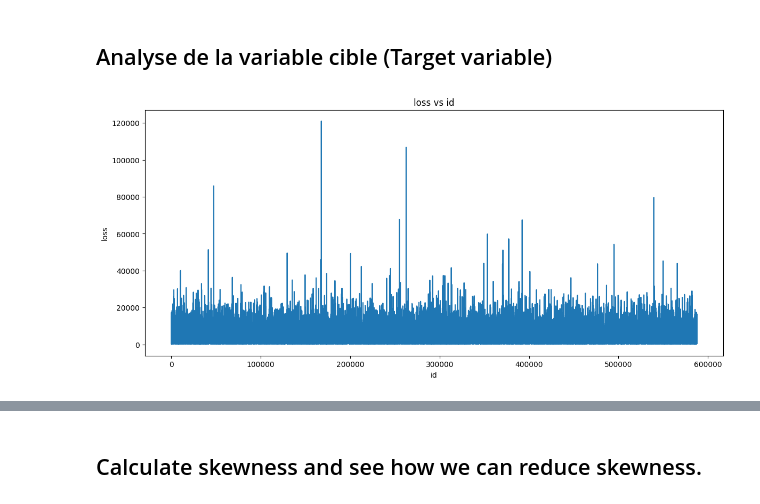
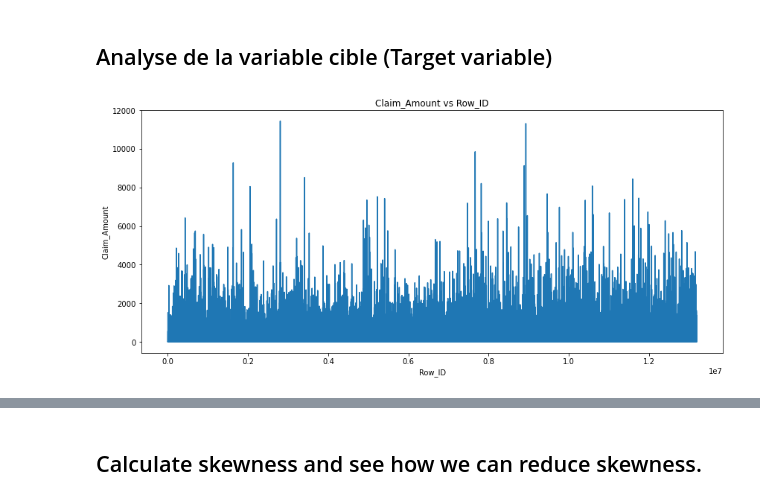
Before and after one commit to aderdouri/ActuarialThesis, a Jupyter notebook: AllstateClaimPredictionChallenge/myAllstateDataAnalysis2012.ipynb, the cells around one changed output, grey strips where cells are left out. Saved outputs shown, nothing was run; the diff lists cells and outputs as text; code cells hidden in the pictures.

```diff
--- a/AllstateClaimPredictionChallenge/myAllstateDataAnalysis2012.ipynb
+++ b/AllstateClaimPredictionChallenge/myAllstateDataAnalysis2012.ipynb
@@ -189,6 +133,3 @@ plt.show()
 ## Chargement des données
 * Charger le train dataset dans le dataframe df_train
 * Charger le test dataset dans le dataframe df_test
-# %%
-train_data = pd.read_csv('ActuarialThesis/AllstateClaimsSeverityData/train.csv.zip')
-train_data.head()
@@ -412,13 +137,13 @@ sns.heatmap(correlation_matrix, annot=True,vmin=0, vmax=1,linewidths=.5);
 ## Analyse de la variable cible (Target variable)
 # %%
 plt.figure(figsize=(14,6))
-plt.plot(train_data['id'],train_data['loss'])
-plt.xlabel('id')
-plt.ylabel('loss')
-plt.title('loss vs id')
+plt.plot(train_data['Row_ID'],train_data['Claim_Amount'])
+plt.xlabel('Row_ID')
+plt.ylabel('Claim_Amount')
+plt.title('Claim_Amount vs Row_ID')
 plt.show()
 # %% [output]
-[figure, old version]
+[figure, new version]
 # %% [markdown]
 ## Observation:
 * we can notice that there are several spikes in the plot of loss feature which represents a huge loss at some time.
```
Also changed, not shown: parts of 60 cells of this notebook.
